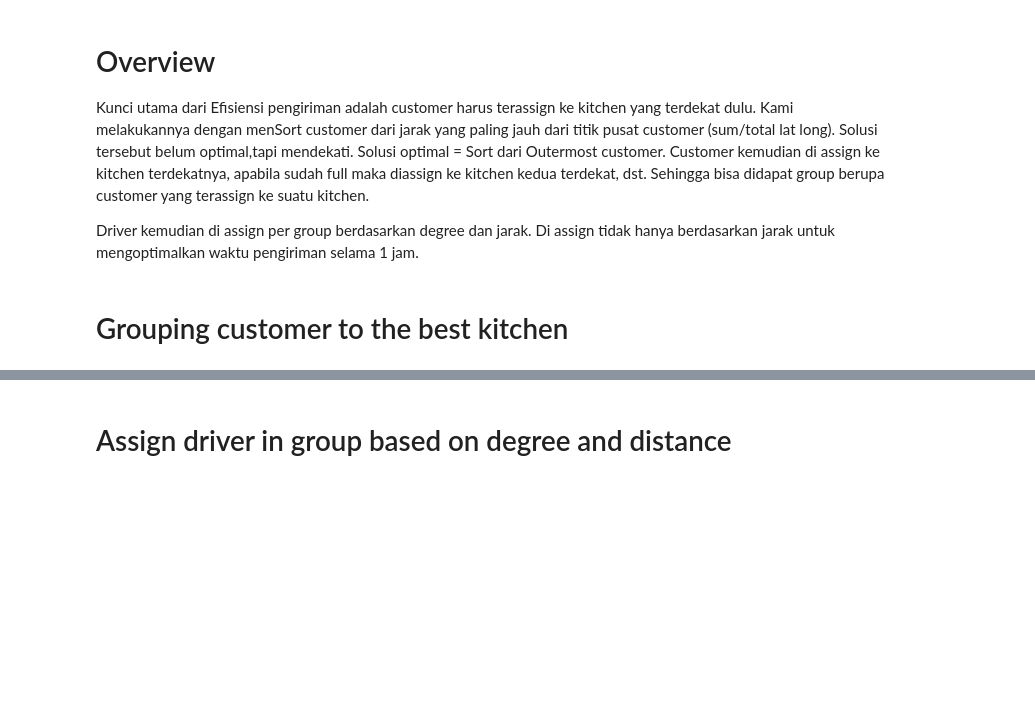
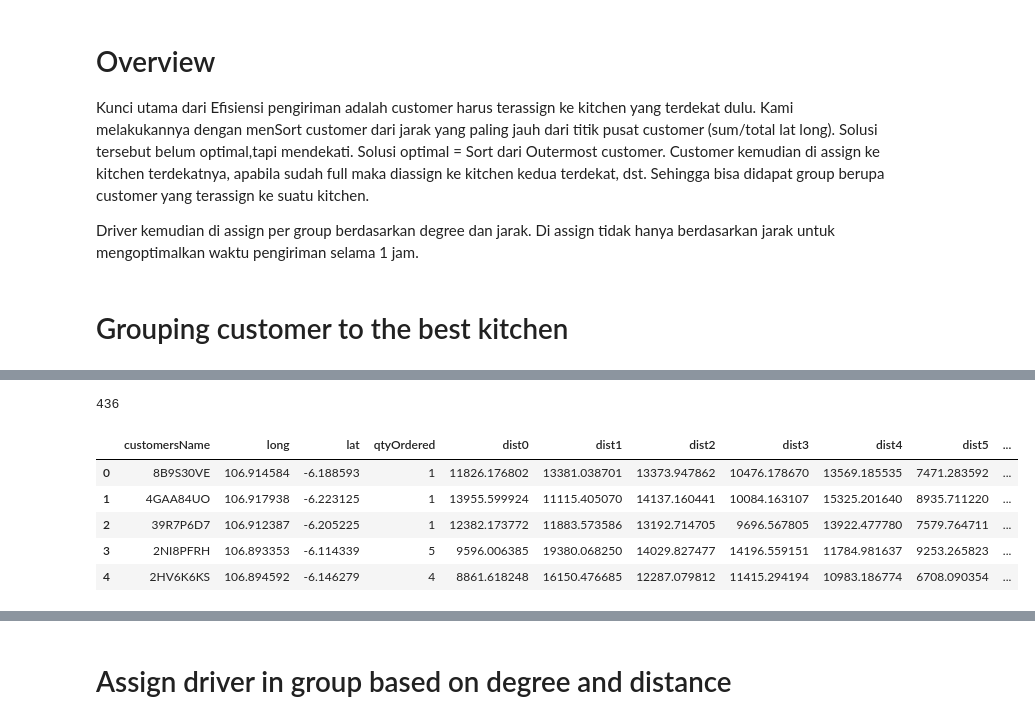
Before and after one commit to ken-kurniawanen/tugas-sains-manajemen, a Jupyter notebook: kulina.ipynb, the cells around one changed output, grey strips where cells are left out. Drawn from its saved outputs; the diff is of its cells as text; code cells hidden in the pictures; blank space fills up the shorter version.

```diff
--- a/kulina.ipynb
+++ b/kulina.ipynb
@@ -106,3 +363,16 @@ data['cluster'] = clusters
+# %%
+customer1['qtyOrdered'].sum()
+# %% [output]
+436
+# %%
+customer1.head()
+# %% [output]
+|  | customersName | long | lat | qtyOrdered | dist0 | dist1 | dist2 | dist3 | dist4 | dist5 | ... |
+| 0 | 8B9S30VE | 106.914584 | -6.188593 | 1 | 11826.176802 | 13381.038701 | 13373.947862 | 10476.178670 | 13569.185535 | 7471.283592 | ... |
+| 1 | 4GAA84UO | 106.917938 | -6.223125 | 1 | 13955.599924 | 11115.405070 | 14137.160441 | 10084.163107 | 15325.201640 | 8935.711220 | ... |
+| 2 | 39R7P6D7 | 106.912387 | -6.205225 | 1 | 12382.173772 | 11883.573586 | 13192.714705 | 9696.567805 | 13922.477780 | 7579.764711 | ... |
+| 3 | 2NI8PFRH | 106.893353 | -6.114339 | 5 | 9596.006385 | 19380.068250 | 14029.827477 | 14196.559151 | 11784.981637 | 9253.265823 | ... |
+| 4 | 2HV6K6KS | 106.894592 | -6.146279 | 4 | 8861.618248 | 16150.476685 | 12287.079812 | 11415.294194 | 10983.186774 | 6708.090354 | ... |
 # %%
 # Data visulization customer assigned to its kitchen
 
```
Also changed, not shown: parts of 17 cells of this notebook, 1 other file.
